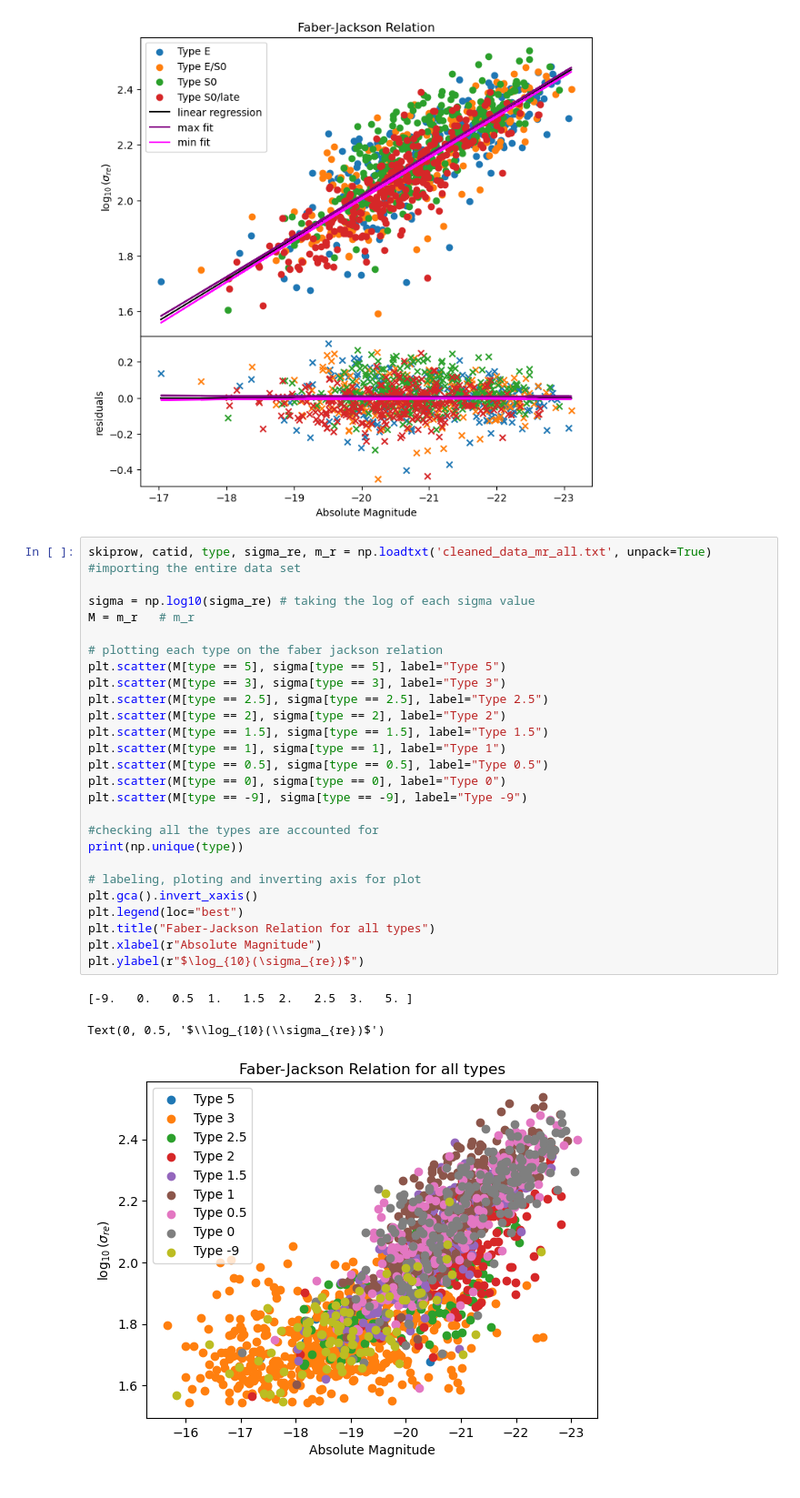
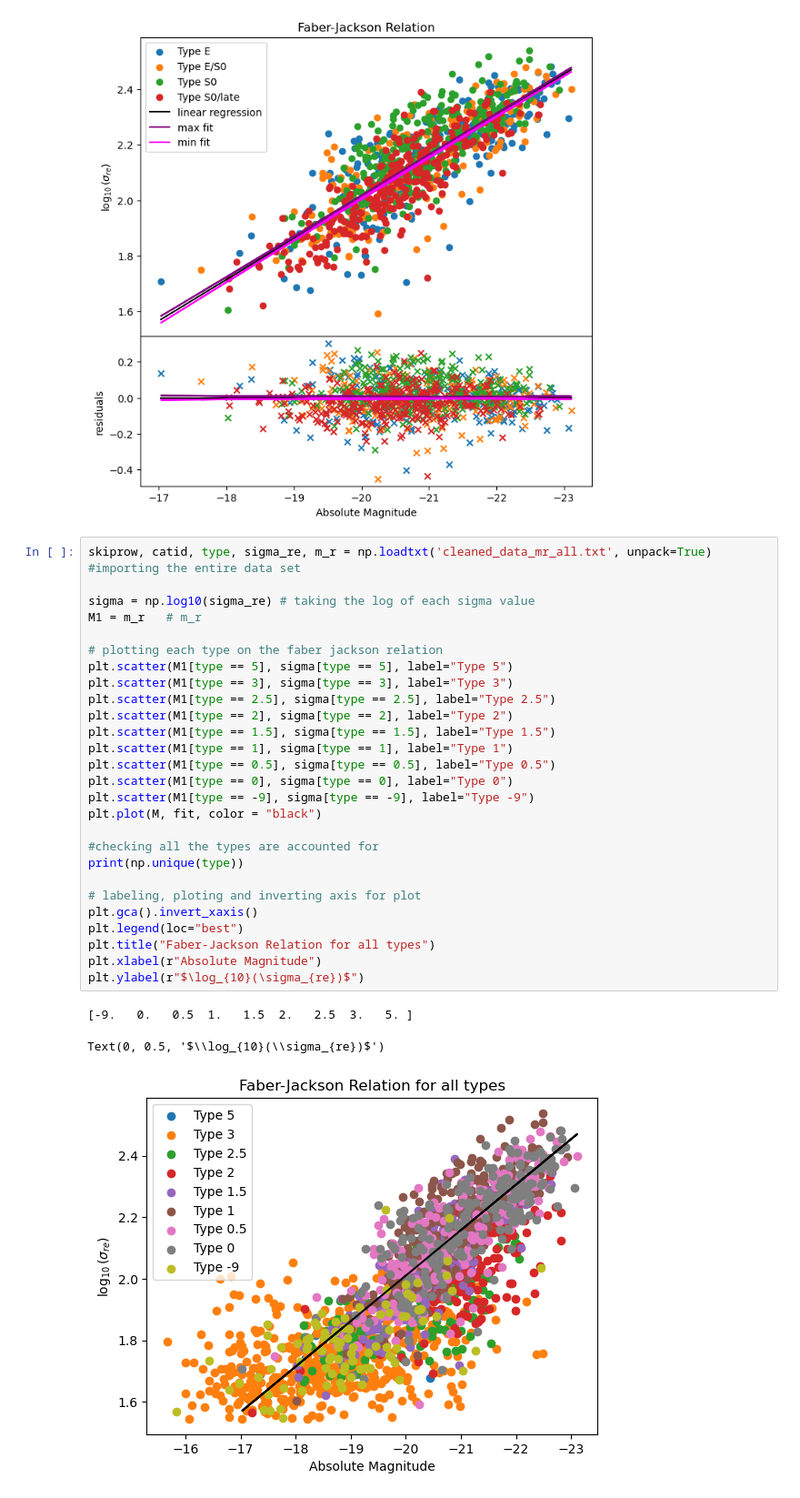
Before and after one commit to lina-pp/PHYS3116_Group3, a Jupyter notebook: FINAL PLOTS.ipynb, the cells around one changed output. Shown at 91% size. Cells and saved outputs as stored; diff of their text form.

```diff
--- a/FINAL PLOTS.ipynb
+++ b/FINAL PLOTS.ipynb
@@ -173,30 +175,31 @@ plt.subplots_adjust(hspace=0)
 # %%
 skiprow, catid, type, sigma_re, m_r = np.loadtxt('cleaned_data_mr_all.txt', unpack=True) #importing the entire data set
 
 sigma = np.log10(sigma_re) # taking the log of each sigma value
-M = m_r   # m_r
+M1 = m_r   # m_r
 
 # plotting each type on the faber jackson relation
-plt.scatter(M[type == 5], sigma[type == 5], label="Type 5")
-plt.scatter(M[type == 3], sigma[type == 3], label="Type 3")
-plt.scatter(M[type == 2.5], sigma[type == 2.5], label="Type 2.5")
-plt.scatter(M[type == 2], sigma[type == 2], label="Type 2")
-plt.scatter(M[type == 1.5], sigma[type == 1.5], label="Type 1.5")
-plt.scatter(M[type == 1], sigma[type == 1], label="Type 1")
-plt.scatter(M[type == 0.5], sigma[type == 0.5], label="Type 0.5")
-plt.scatter(M[type == 0], sigma[type == 0], label="Type 0")
-plt.scatter(M[type == -9], sigma[type == -9], label="Type -9")
+plt.scatter(M1[type == 5], sigma[type == 5], label="Type 5")
+plt.scatter(M1[type == 3], sigma[type == 3], label="Type 3")
+plt.scatter(M1[type == 2.5], sigma[type == 2.5], label="Type 2.5")
+plt.scatter(M1[type == 2], sigma[type == 2], label="Type 2")
+plt.scatter(M1[type == 1.5], sigma[type == 1.5], label="Type 1.5")
+plt.scatter(M1[type == 1], sigma[type == 1], label="Type 1")
+plt.scatter(M1[type == 0.5], sigma[type == 0.5], label="Type 0.5")
+plt.scatter(M1[type == 0], sigma[type == 0], label="Type 0")
+plt.scatter(M1[type == -9], sigma[type == -9], label="Type -9")
+plt.plot(M, fit, color = "black")
 
 #checking all the types are accounted for
 print(np.unique(type))
 
 # labeling, ploting and inverting axis for plot
 plt.gca().invert_xaxis()
 plt.legend(loc="best")
 plt.title("Faber-Jackson Relation for all types")
 plt.xlabel(r"Absolute Magnitude")
 plt.ylabel(r"$\log_{10}(\sigma_{re})$")
 # %% [output]
 [-9.   0.   0.5  1.   1.5  2.   2.5  3.   5. ]
 Text(0, 0.5, '$\\log_{10}(\\sigma_{re})$')
-[figure, old version]
+[figure, new version]
```
Also changed, not shown: parts of 1 cell of this notebook.
